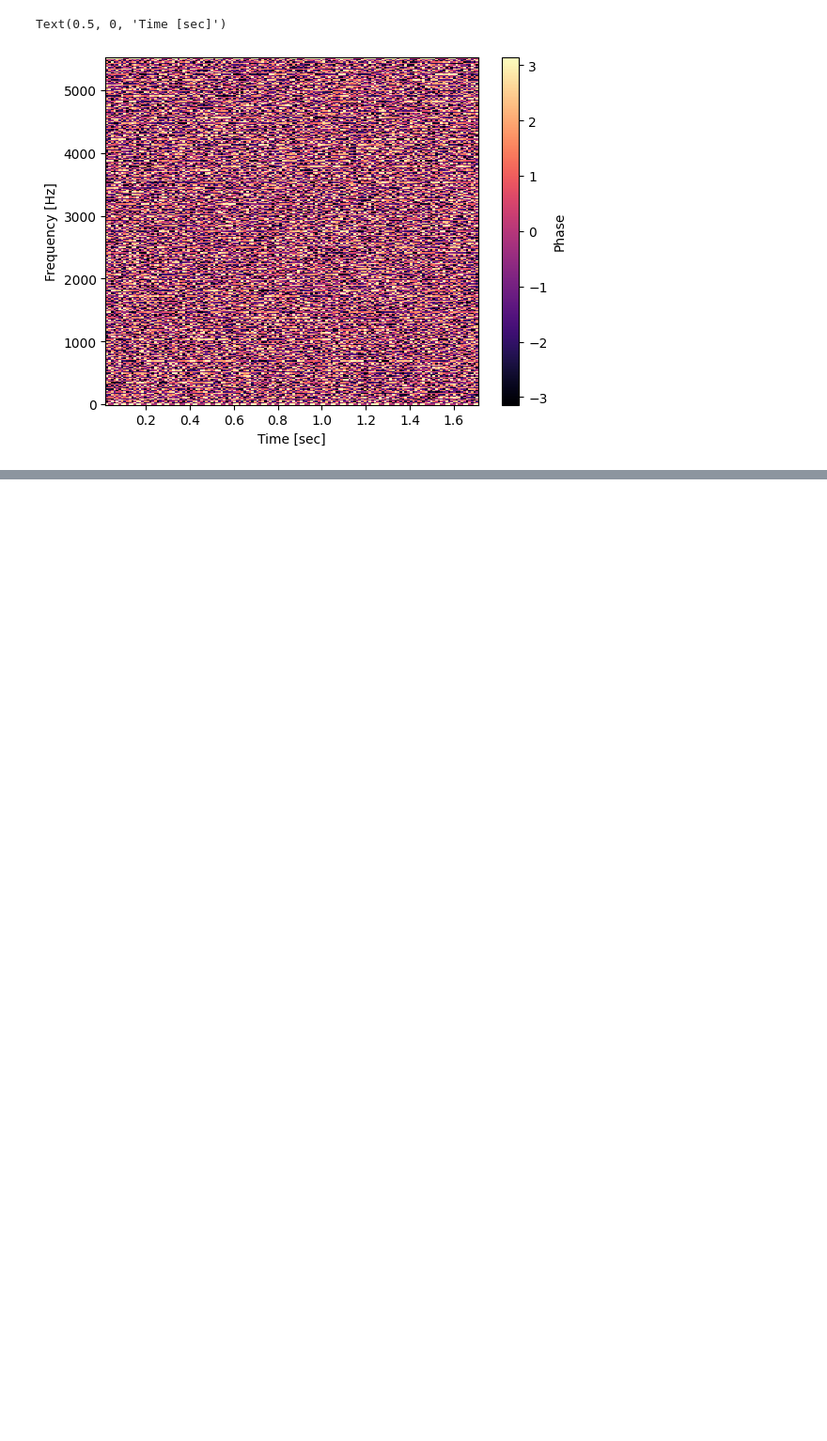
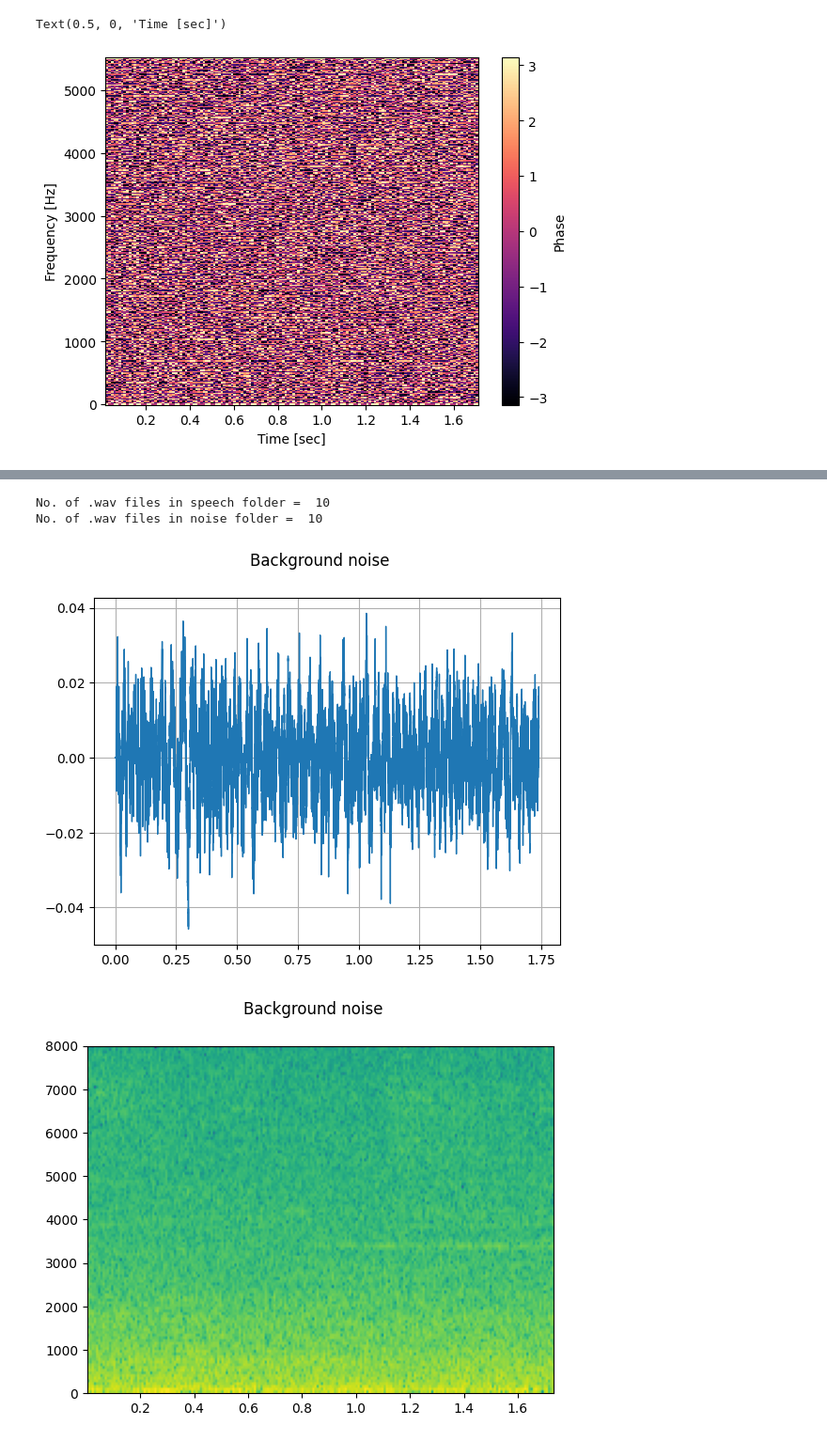
Before and after one commit to echa548/Speech-enhancement-through-a-CNN-driven-codebook-GAN, a Jupyter notebook: Model/Convert audio to spectrogram/convert.ipynb, the cells around one changed output, grey strips where cells are left out. Shown at 94% size. Cells and saved outputs as stored; diff of their text form; code cells hidden in the pictures; blank space fills up the shorter version.

Commit message:
Adds background noise to speech

```diff
--- a/Model/Convert audio to spectrogram/convert.ipynb
+++ b/Model/Convert audio to spectrogram/convert.ipynb
@@ -98,0 +137,44 @@ ipd.Audio('audio/stereo_file1.wav') # load a local WAV file
+# %%
+def plot_specgram(waveform, sample_rate, title="Spectrogram", xlim=None):
+    waveform = waveform.numpy()
+
+    num_channels, _ = waveform.shape
+
+    figure, axes = plt.subplots(num_channels, 1)
+    if num_channels == 1:
+        axes = [axes]
+    for c in range(num_channels):
+        axes[c].specgram(waveform[c], Fs=sample_rate)
+        if num_channels > 1:
+            axes[c].set_ylabel(f"Channel {c+1}")
+        if xlim:
+            axes[c].set_xlim(xlim)
+    figure.suptitle(title)
+    plt.show(block=False)
+# %%
+speech_fpath = "audio/speech/"
+speech_clips = os.listdir(speech_fpath)
+noise_fpath = "audio/noise/"
+noise_clips = os.listdir(noise_fpath)
+print("No. of .wav files in speech folder = ",len(speech_clips))
+print("No. of .wav files in noise folder = ",len(noise_clips))
+# %% [output]
+No. of .wav files in speech folder =  10
+No. of .wav files in noise folder =  10
+# %%
+waveform1, sample_rate1 = torchaudio.load(speech_fpath + speech_clips[0])
+waveform2, sample_rate2 = torchaudio.load(noise_fpath + noise_clips[0])
+# %%
+speech, _ = torchaudio.load(speech_fpath + speech_clips[0])
+noise, _ = torchaudio.load(noise_fpath + noise_clips[0])
+noise = noise[:, : speech.shape[1]]
+
+snr_dbs = torch.tensor([20, 10, 3])
+noisy_speeches = F.add_noise(speech, noise, snr_dbs)
+# %%
+plot_waveform(noise, sample_rate1, title="Background noise")
+plot_specgram(noise, sample_rate1, title="Background noise")
+Audio(noise, rate=sample_rate1)
+# %% [output]
+[figure, added]
+[figure, added]
```
Also changed, not shown: parts of 7 cells of this notebook.
